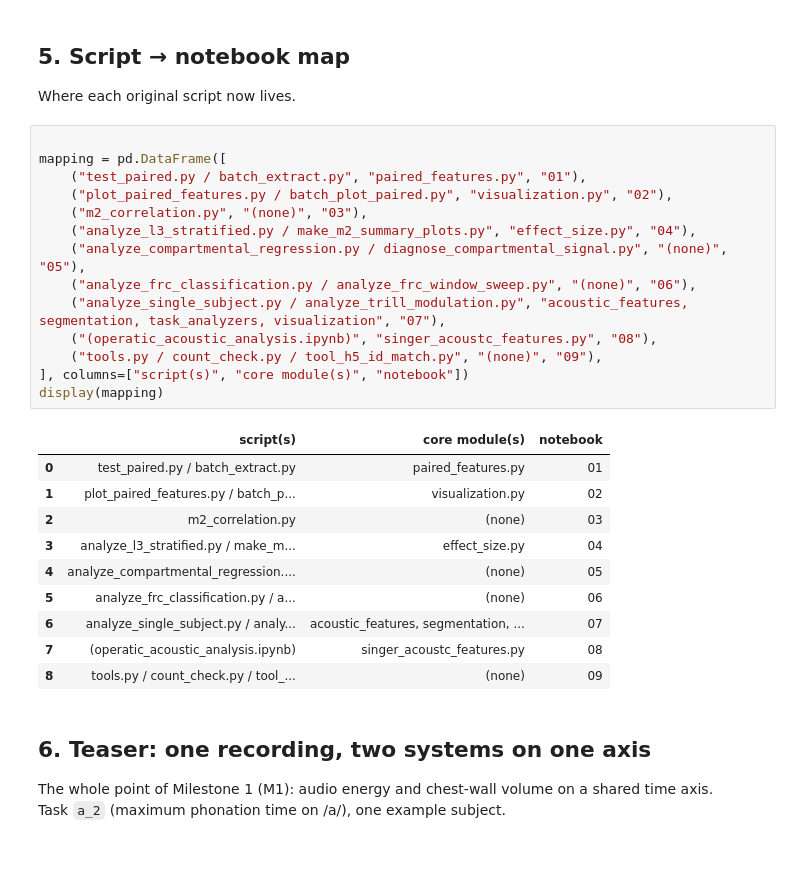
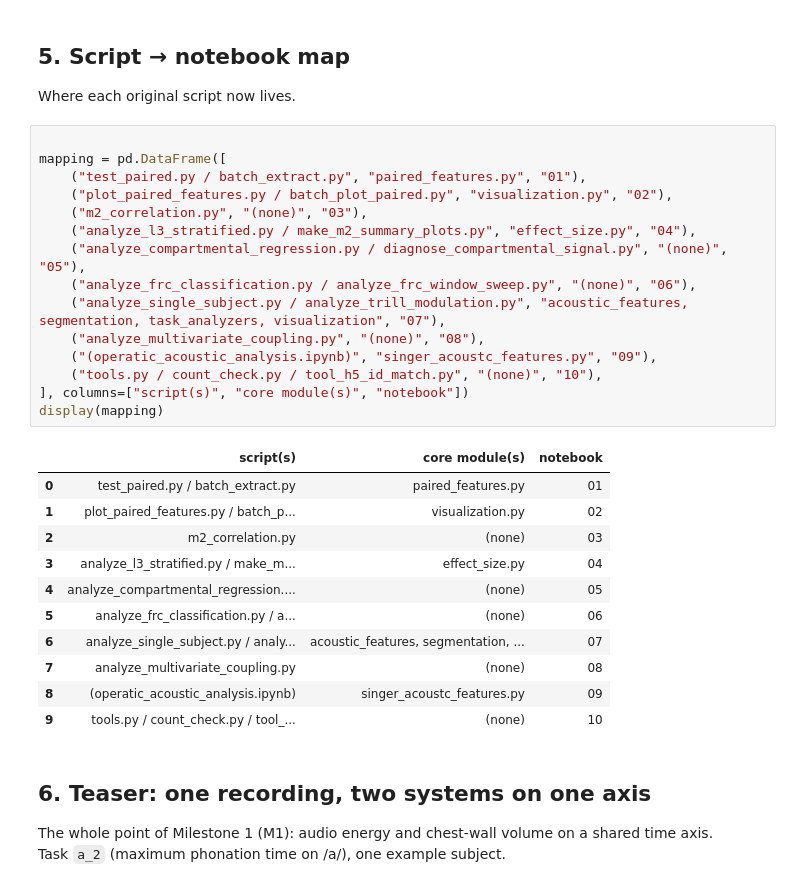
Before and after one commit to Frasavenix/Respiratory-Volumes-and-Speech-pneumophonic_pipeline, a Jupyter notebook: notebooks/00_overview_and_config.ipynb, the cells around one changed output. Saved outputs shown, nothing was run; the diff lists cells and outputs as text; blank space fills up the shorter version.

```diff
--- a/notebooks/00_overview_and_config.ipynb
+++ b/notebooks/00_overview_and_config.ipynb
@@ -124,28 +124,30 @@ Where each original script now lives.
 # %%
 
 mapping = pd.DataFrame([
     ("test_paired.py / batch_extract.py", "paired_features.py", "01"),
     ("plot_paired_features.py / batch_plot_paired.py", "visualization.py", "02"),
     ("m2_correlation.py", "(none)", "03"),
     ("analyze_l3_stratified.py / make_m2_summary_plots.py", "effect_size.py", "04"),
     ("analyze_compartmental_regression.py / diagnose_compartmental_signal.py", "(none)", "05"),
     ("analyze_frc_classification.py / analyze_frc_window_sweep.py", "(none)", "06"),
     ("analyze_single_subject.py / analyze_trill_modulation.py", "acoustic_features, segmentation, task_analyzers, visualization", "07"),
-    ("(operatic_acoustic_analysis.ipynb)", "singer_acoustc_features.py", "08"),
-    ("tools.py / count_check.py / tool_h5_id_match.py", "(none)", "09"),
+    ("analyze_multivariate_coupling.py", "(none)", "08"),
+    ("(operatic_acoustic_analysis.ipynb)", "singer_acoustc_features.py", "09"),
+    ("tools.py / count_check.py / tool_h5_id_match.py", "(none)", "10"),
 ], columns=["script(s)", "core module(s)", "notebook"])
 display(mapping)
 # %% [output]
 |  | script(s) | core module(s) | notebook |
 | 0 | test_paired.py / batch_extract.py | paired_features.py | 01 |
 | 1 | plot_paired_features.py / batch_p... | visualization.py | 02 |
 | 2 | m2_correlation.py | (none) | 03 |
 | 3 | analyze_l3_stratified.py / make_m... | effect_size.py | 04 |
 | 4 | analyze_compartmental_regression.... | (none) | 05 |
 | 5 | analyze_frc_classification.py / a... | (none) | 06 |
 | 6 | analyze_single_subject.py / analy... | acoustic_features, segmentation, ... | 07 |
-| 7 | (operatic_acoustic_analysis.ipynb) | singer_acoustc_features.py | 08 |
-| 8 | tools.py / count_check.py / tool_... | (none) | 09 |
+| 7 | analyze_multivariate_coupling.py | (none) | 08 |
+| 8 | (operatic_acoustic_analysis.ipynb) | singer_acoustc_features.py | 09 |
+| 9 | tools.py / count_check.py / tool_... | (none) | 10 |
 # %% [markdown]
 ## 6. Teaser: one recording, two systems on one axis
 The whole point of Milestone 1 (M1): audio energy and chest-wall volume on a shared time axis.\
```
Also changed, not shown: parts of 1 cell of this notebook, 4 other files.
